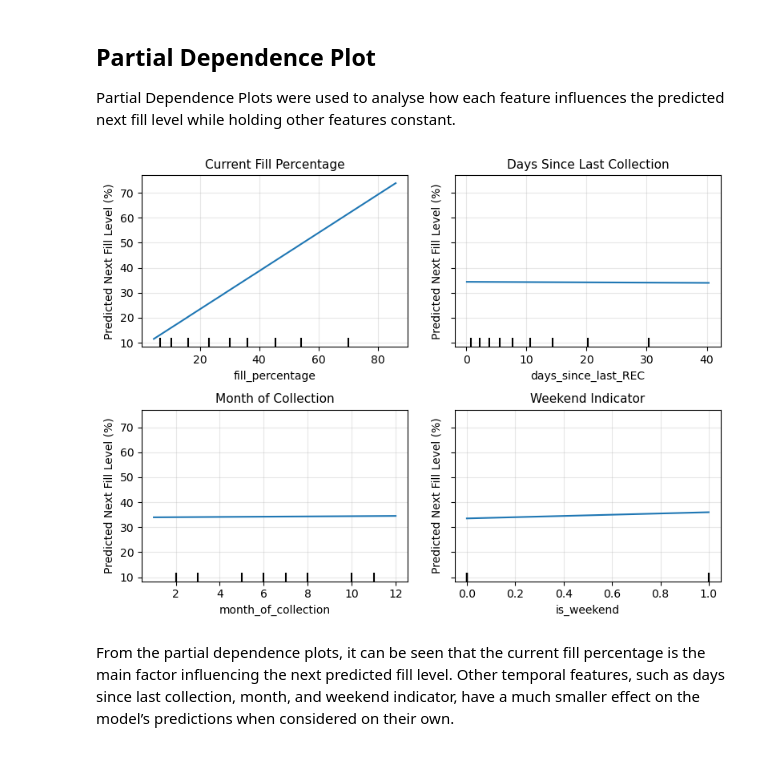
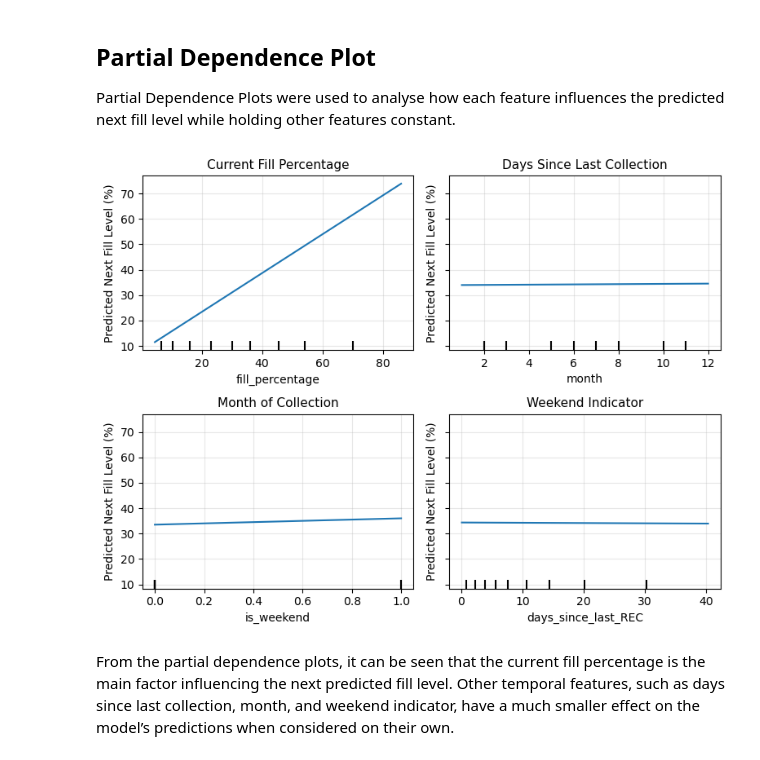
Before and after one commit to GDipSA-Team-5/AD-Project---ML, a Jupyter notebook: Notebooks/linear_reg_model.ipynb, the cells around one changed output. Saved outputs shown, nothing was run; the diff lists cells and outputs as text; code cells hidden in the pictures.

```diff
--- a/Notebooks/linear_reg_model.ipynb
+++ b/Notebooks/linear_reg_model.ipynb
@@ -44,8 +44,7 @@ split_date = df["timestamp"].quantile(0.8)
 train_df = df[df["timestamp"] <= split_date]
 test_df  = df[df["timestamp"] > split_date]
 
-features = ["fill_percentage","month_of_collection","is_weekend",
-"days_since_last_REC"]
+features = ["fill_percentage","month", "is_weekend", "days_since_last_REC"]
 
 X_train = train_df[features]
 y_train = train_df["next_observation_fill_percentage"]
@@ -113,38 +117,33 @@ Partial Dependence Plots were used to analyse how each feature influences the pr
 # %%
 from sklearn.inspection import PartialDependenceDisplay
 import matplotlib.pyplot as plt
 
 fig, ax = plt.subplots(
     nrows=2,
     ncols=2,
     figsize=(8, 6)
 )
 
 disp = PartialDependenceDisplay.from_estimator(
     model,
     X_train,
     features=features,
     ax=ax,
     grid_resolution=60
 )
 
-titles = [
-    "Current Fill Percentage",
-    "Days Since Last Collection",
-    "Month of Collection",
-    "Weekend Indicator"
-]
+titles = ["Current Fill Percentage", "Days Since Last Collection", "Month of Collection", "Weekend Indicator"]
 
 for i, axi in enumerate(ax.flat):
     axi.set_title(titles[i], fontsize=11)
     axi.set_xlabel(features[i], fontsize=10)
     axi.set_ylabel("Predicted Next Fill Level (%)", fontsize=10)
     axi.grid(alpha=0.3)
 
 plt.tight_layout(rect=[0, 0, 1, 1])
 plt.show()
 # %% [output]
-[figure, old version]
+[figure, new version]
 # %% [markdown]
 From the partial dependence plots, it can be seen that the current fill percentage is the main factor influencing the next predicted fill level. Other temporal features, such as days since last collection, month, and weekend indicator, have a much smaller effect on the model’s predictions when considered on their own.
 # %% [markdown]
```
Also changed, not shown: parts of 6 cells of this notebook, 5 other files.
